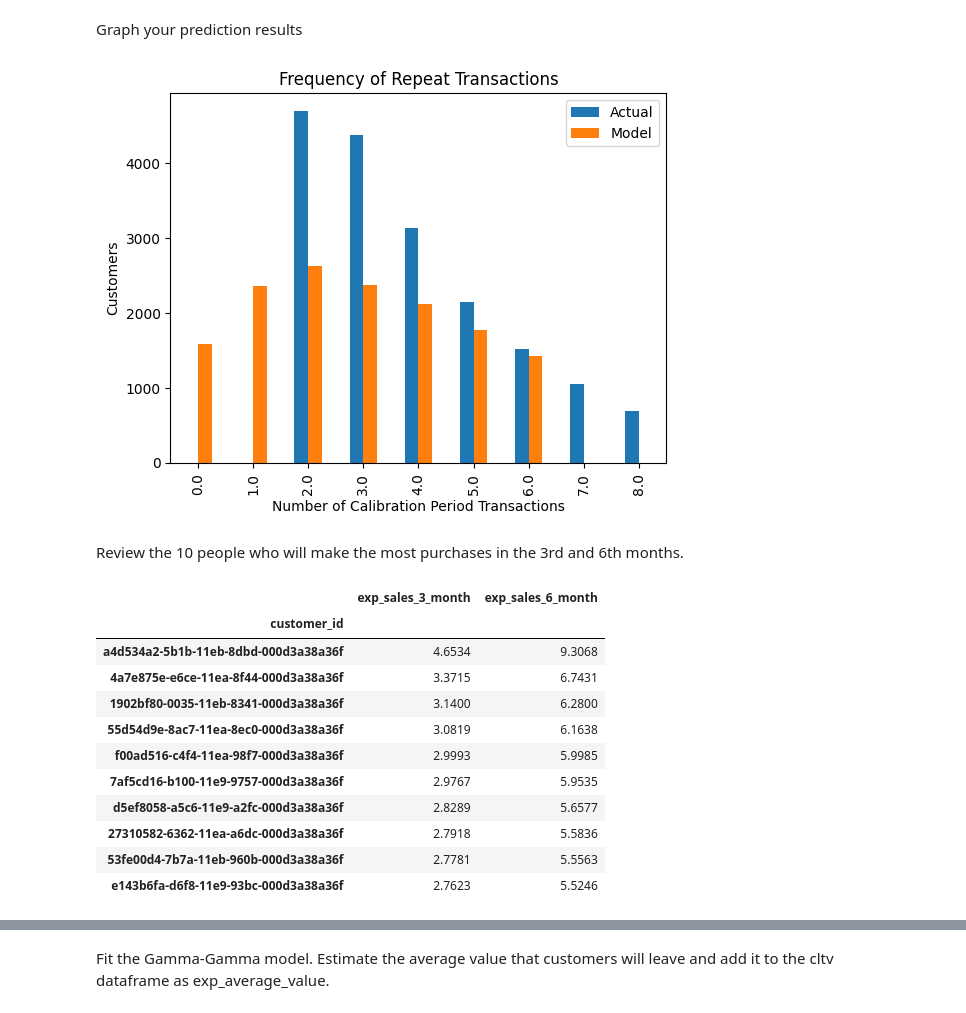
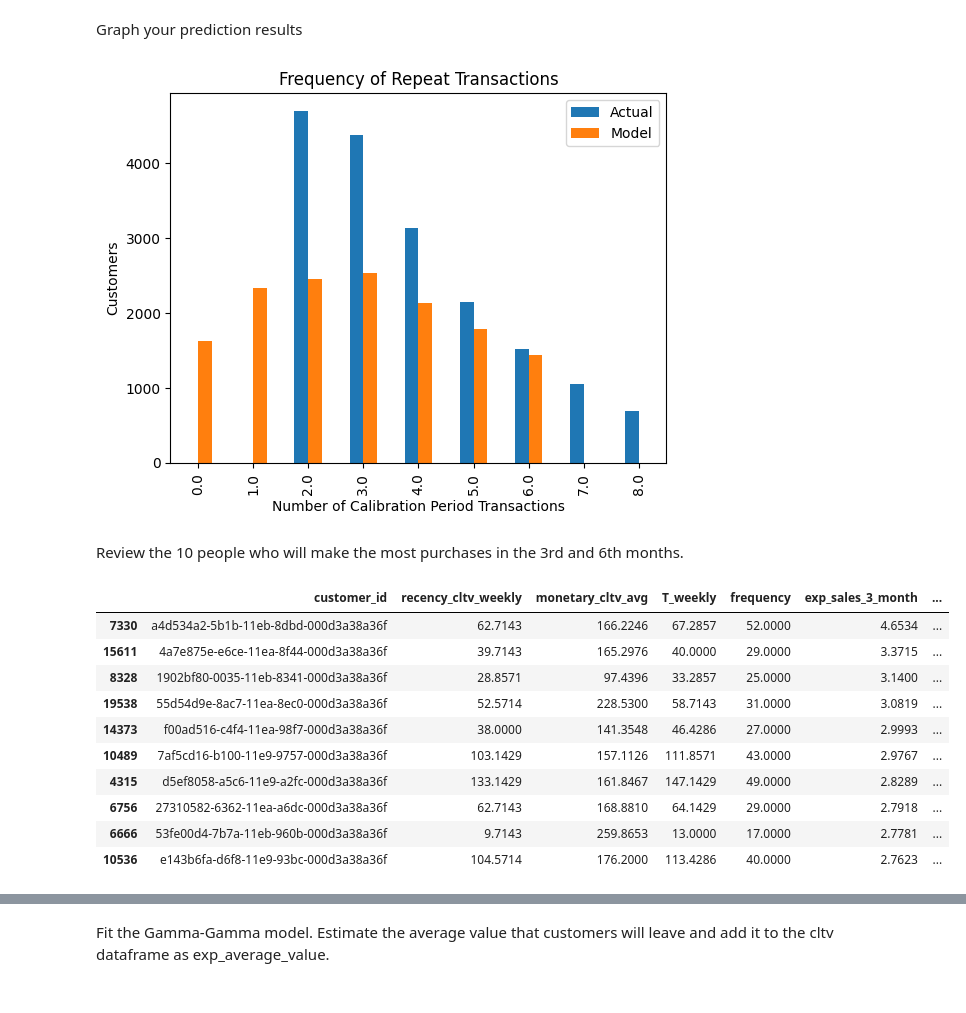
Before and after one commit to dilekdd/CustomerLifetimeValuePrediction_FLO, a Jupyter notebook: customerlifetimevalueprediction-flo.ipynb, the cells around one changed output, grey strips where cells are left out. Drawn from its saved outputs; the diff is of its cells as text; code cells hidden in the pictures.

Commit message:
Kaggle Notebook | CustomerLifetimeValuePrediction_FLO | Version 12

```diff
--- a/customerlifetimevalueprediction-flo.ipynb
+++ b/customerlifetimevalueprediction-flo.ipynb
@@ -112,7 +112,7 @@ df.head()
 # %% [markdown]
 Check the variable types. Convert the type of variables that include 'dates' to date.
 # %%
-date_columns = ["first_order_date", "last_order_date", "last_order_date_online", "last_order_date_offline"]
+date_columns = df.columns[df.columns.str.contains("date")]
 df[date_columns] = df[date_columns].apply(pd.to_datetime)
 df.info()
 # %% [output]
@@ -138,8 +138,8 @@ Take 2 days after the date of the last purchase in the data set as the analysis
 # %%
 max_order_date = df["last_order_date"].max()
 
-today_date = max_order_date + pd.Timedelta(days=2)
-print(today_date)
+analysis_date = max_order_date + pd.Timedelta(days=2)
+print(analysis_date)
 # %% [output]
 2021-06-01 00:00:00
 # %% [markdown]
@@ -149,7 +149,7 @@ cltv = pd.DataFrame()
 cltv["customer_id"] = df["master_id"]
 cltv['recency_cltv_weekly'] = (df['last_order_date'] - df['first_order_date']).dt.days / 7
 cltv["monetary_cltv_avg"] = (df["total_customer_value"] / df["total_order_num"])
-cltv["T_weekly"] = (today_date - df['first_order_date']).dt.days / 7
+cltv["T_weekly"] = (analysis_date - df['first_order_date']).dt.days / 7
 cltv["frequency"] = df["total_order_num"]
 cltv = cltv[cltv['recency_cltv_weekly'] > 0]
 
@@ -210,22 +210,23 @@ Graph your prediction results
 plot_period_transactions(bgf)
 plt.show()
 # %% [output]
-[figure, old version]
+[figure, new version]
 # %% [markdown]
 Review the 10 people who will make the most purchases in the 3rd and 6th months.
 # %%
-cltv.groupby("customer_id").agg({"exp_sales_3_month": "sum",
-                               "exp_sales_6_month": "sum"}).sort_values(by="exp_sales_6_month", ascending=False).head(10)
+# cltv.groupby("customer_id").agg({"exp_sales_3_month": "sum",
+#                                "exp_sales_6_month": "sum"}).sort_values(by="exp_sales_6_month", ascending=False).head(10)
+
+cltv.sort_values("exp_sales_3_month",ascending=False)[:10]
 # %% [output]
-|  | exp_sales_3_month | exp_sales_6_month |
-| customer_id |  |  |
-| a4d534a2-5b1b-11eb-8dbd-000d3a38a36f | 4.6534 | 9.3068 |
-| 4a7e875e-e6ce-11ea-8f44-000d3a38a36f | 3.3715 | 6.7431 |
-| 1902bf80-0035-11eb-8341-000d3a38a36f | 3.1400 | 6.2800 |
-| 55d54d9e-8ac7-11ea-8ec0-000d3a38a36f | 3.0819 | 6.1638 |
-| f00ad516-c4f4-11ea-98f7-000d3a38a36f | 2.9993 | 5.9985 |
-| 7af5cd16-b100-11e9-9757-000d3a38a36f | 2.9767 | 5.9535 |
-| d5ef8058-a5c6-11e9-a2fc-000d3a38a36f | 2.8289 | 5.6577 |
-| 27310582-6362-11ea-a6dc-000d3a38a36f | 2.7918 | 5.5836 |
-| 53fe00d4-7b7a-11eb-960b-000d3a38a36f | 2.7781 | 5.5563 |
-| e143b6fa-d6f8-11e9-93bc-000d3a38a36f | 2.7623 | 5.5246 |
+|  | customer_id | recency_cltv_weekly | monetary_cltv_avg | T_weekly | frequency | exp_sales_3_month | ... |
+| 7330 | a4d534a2-5b1b-11eb-8dbd-000d3a38a36f | 62.7143 | 166.2246 | 67.2857 | 52.0000 | 4.6534 | ... |
+| 15611 | 4a7e875e-e6ce-11ea-8f44-000d3a38a36f | 39.7143 | 165.2976 | 40.0000 | 29.0000 | 3.3715 | ... |
+| 8328 | 1902bf80-0035-11eb-8341-000d3a38a36f | 28.8571 | 97.4396 | 33.2857 | 25.0000 | 3.1400 | ... |
+| 19538 | 55d54d9e-8ac7-11ea-8ec0-000d3a38a36f | 52.5714 | 228.5300 | 58.7143 | 31.0000 | 3.0819 | ... |
+| 14373 | f00ad516-c4f4-11ea-98f7-000d3a38a36f | 38.0000 | 141.3548 | 46.4286 | 27.0000 | 2.9993 | ... |
+| 10489 | 7af5cd16-b100-11e9-9757-000d3a38a36f | 103.1429 | 157.1126 | 111.8571 | 43.0000 | 2.9767 | ... |
+| 4315 | d5ef8058-a5c6-11e9-a2fc-000d3a38a36f | 133.1429 | 161.8467 | 147.1429 | 49.0000 | 2.8289 | ... |
+| 6756 | 27310582-6362-11ea-a6dc-000d3a38a36f | 62.7143 | 168.8810 | 64.1429 | 29.0000 | 2.7918 | ... |
+| 6666 | 53fe00d4-7b7a-11eb-960b-000d3a38a36f | 9.7143 | 259.8653 | 13.0000 | 17.0000 | 2.7781 | ... |
+| 10536 | e143b6fa-d6f8-11e9-93bc-000d3a38a36f | 104.5714 | 176.2000 | 113.4286 | 40.0000 | 2.7623 | ... |
```
Also changed, not shown: parts of 3 cells of this notebook.
